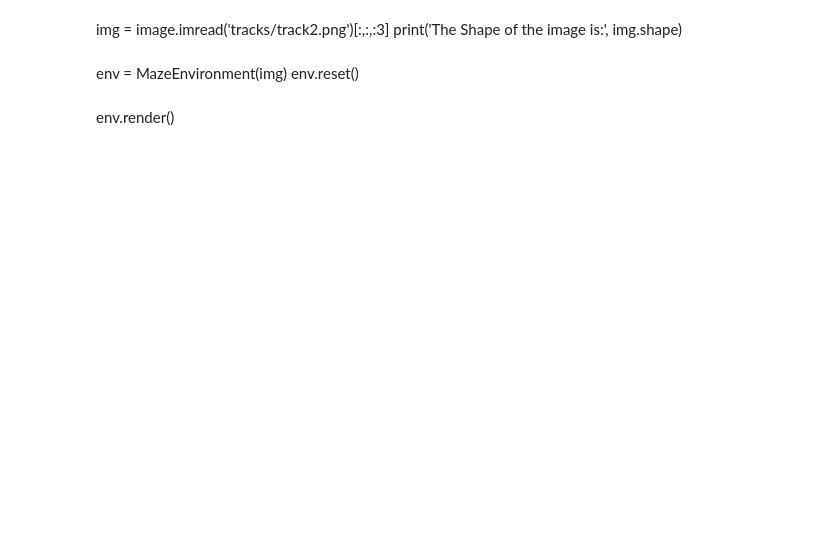
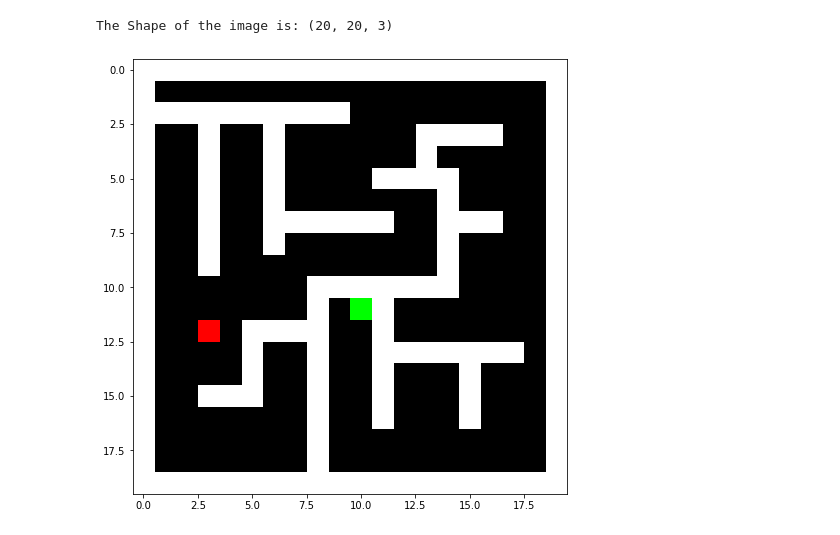
Before and after one commit to rayannott/mazeRL, a Jupyter notebook: maze_RL.ipynb, the cells around one changed output. Drawn from its saved outputs; the diff is of its cells as text; code cells hidden in the pictures; blank space fills up the shorter version.

```diff
--- a/maze_RL.ipynb
+++ b/maze_RL.ipynb
@@ -72,6 +72,7 @@ class MazeEnvironment(gym.Env):
         # pos.x, pos.y, flag(is there a coin nereby)
         self.observation_space = gym.spaces.Box(low=np.array([0,0,0], dtype=int),
                                                     high=np.array([self.HEIGHT, self.WIDTH, 1], dtype=int))
+        self.reset()
 
 
     def step(self, action):
@@ -129,11 +130,13 @@ class MazeEnvironment(gym.Env):
                             ha='center', va='center', color='#86B0B8')
             ax.imshow(path_overlay)
             plt.show()
-# %% [markdown]
-img = image.imread('tracks/track2.png')[:,:,:3]
-print('The Shape of the image is:', img.shape)
-# %% [markdown]
-env = MazeEnvironment(img)
-env.reset()
-# %% [markdown]
-env.render()
+# %%
+img = image.imread('tracks/track2.png')[:,:,:3]
+print('The Shape of the image is:', img.shape)
+env = MazeEnvironment(img)
+# %% [output]
+The Shape of the image is: (20, 20, 3)
+# %%
+env.render()
+# %% [output]
+[figure, added]
```
Also changed, not shown: 1 other file.
